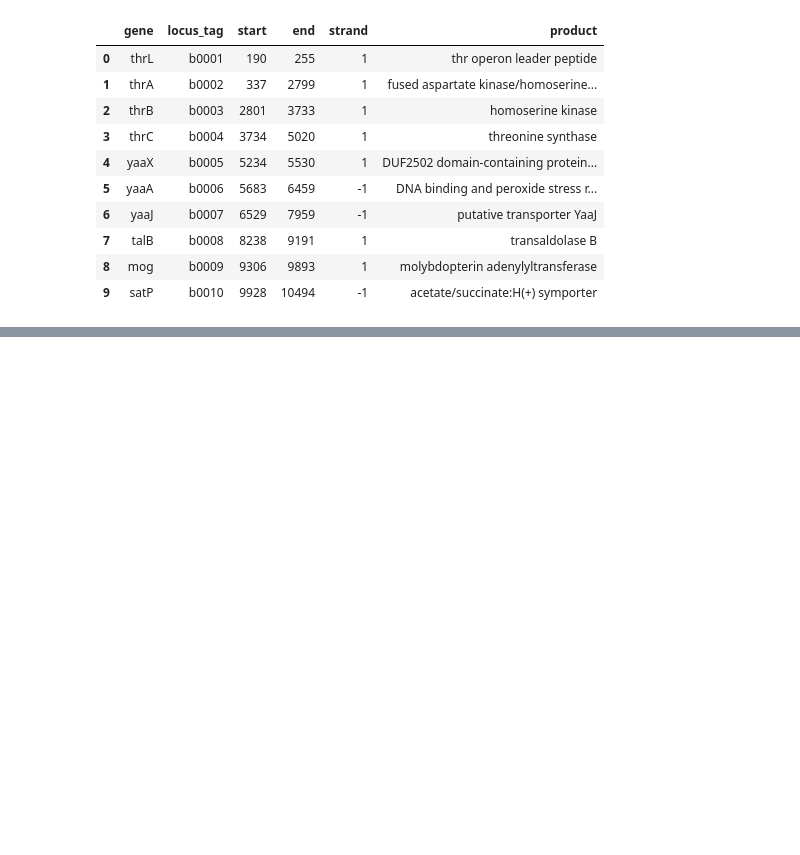
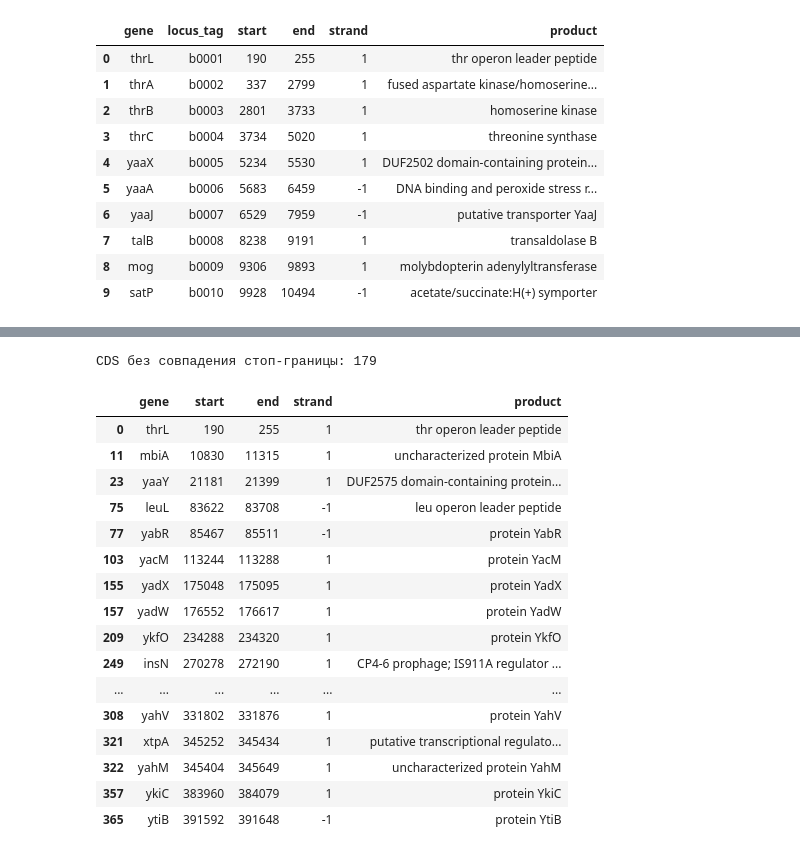
Before and after one commit to dankasokol/Genome-annotation-E.coli-K12, a Jupyter notebook: notebooks/01_genome_exploration.ipynb, the cells around one changed output, grey strips where cells are left out. Cells and saved outputs as stored; diff of their text form; code cells hidden in the pictures; blank space fills up the shorter version.

```diff
--- a/notebooks/01_genome_exploration.ipynb
+++ b/notebooks/01_genome_exploration.ipynb
@@ -234,0 +515,45 @@ genes_df.to_csv(
+# %%
+#Несовпадение по стоп границе
+matched_stops = set(
+    zip(
+        stop_matches["strand"],
+        stop_matches["stop_boundary"]
+    )
+)
+
+unmatched_ref = ref[
+    ~ref.apply(
+        lambda row: (
+            row["strand"],
+            row["stop_boundary"]
+        ) in matched_stops,
+        axis=1
+    )
+].copy()
+
+print("CDS без совпадения стоп-границы:", len(unmatched_ref))
+
+display(
+    unmatched_ref[
+        ["gene", "start", "end", "strand", "product"]
+    ].head(20)
+)
+# %% [output]
+CDS без совпадения стоп-границы: 179
+|  | gene | start | end | strand | product |
+| 0 | thrL | 190 | 255 | 1 | thr operon leader peptide |
+| 11 | mbiA | 10830 | 11315 | 1 | uncharacterized protein MbiA |
+| 23 | yaaY | 21181 | 21399 | 1 | DUF2575 domain-containing protein... |
+| 75 | leuL | 83622 | 83708 | -1 | leu operon leader peptide |
+| 77 | yabR | 85467 | 85511 | -1 | protein YabR |
+| 103 | yacM | 113244 | 113288 | 1 | protein YacM |
+| 155 | yadX | 175048 | 175095 | 1 | protein YadX |
+| 157 | yadW | 176552 | 176617 | 1 | protein YadW |
+| 209 | ykfO | 234288 | 234320 | 1 | protein YkfO |
+| 249 | insN | 270278 | 272190 | 1 | CP4-6 prophage; IS911A regulator ... |
+| ... | ... | ... | ... | ... | ... |
+| 308 | yahV | 331802 | 331876 | 1 | protein YahV |
+| 321 | xtpA | 345252 | 345434 | 1 | putative transcriptional regulato... |
+| 322 | yahM | 345404 | 345649 | 1 | uncharacterized protein YahM |
+| 357 | ykiC | 383960 | 384079 | 1 | protein YkiC |
+| 365 | ytiB | 391592 | 391648 | -1 | protein YtiB |
```
Also changed, not shown: parts of 12 cells of this notebook.
